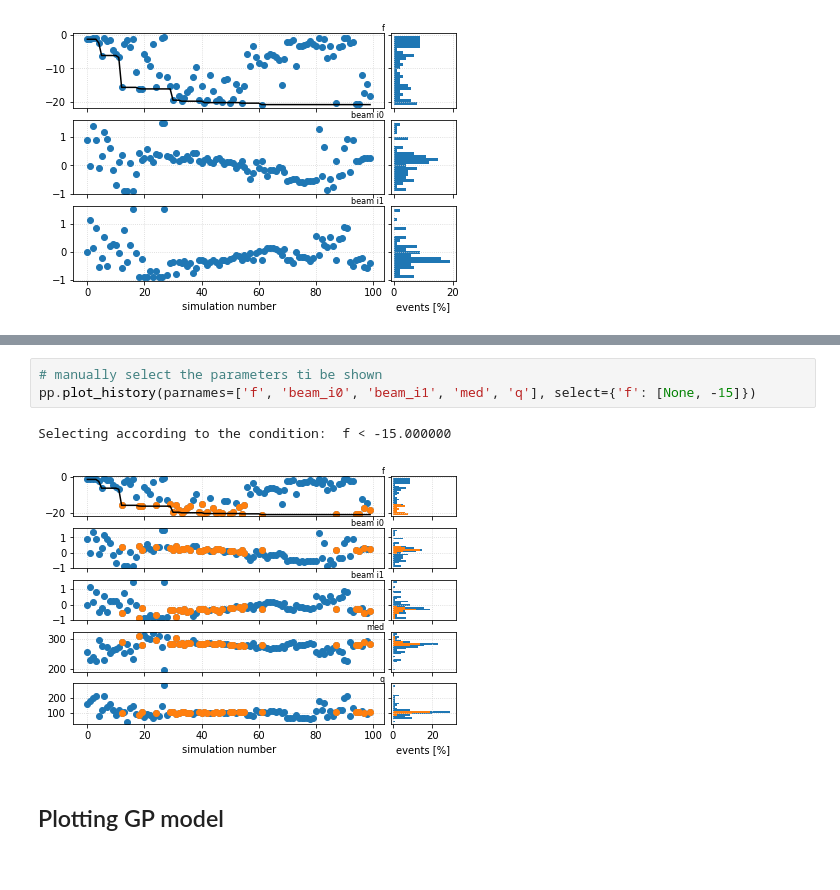
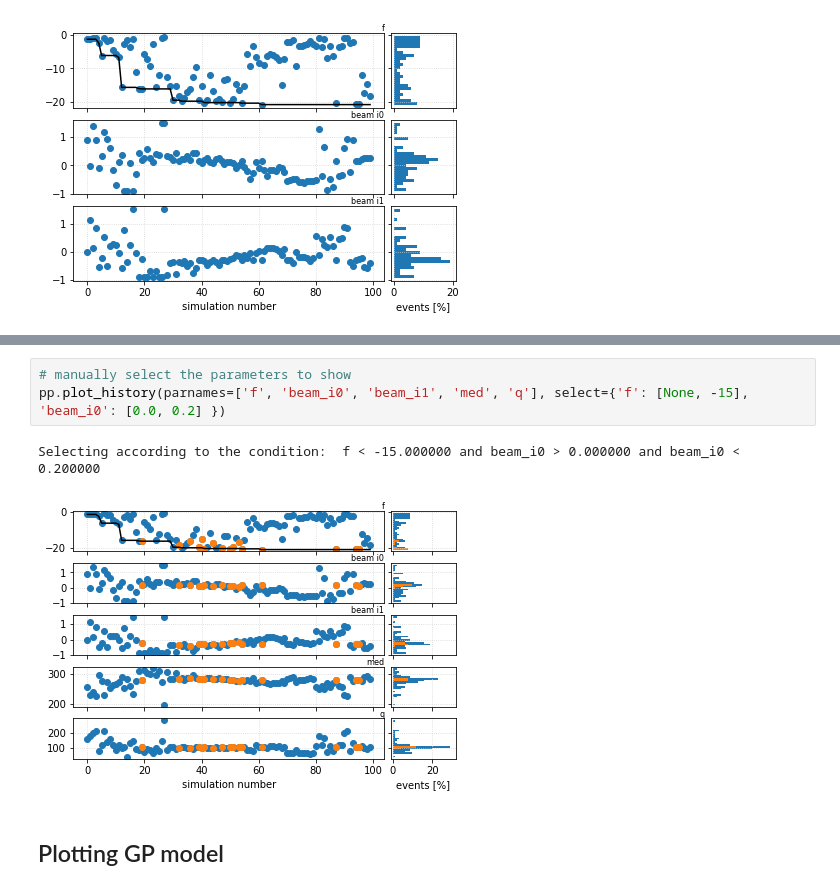
Before and after one commit to delaossa/optimas_pp, a Jupyter notebook: examples/Notebook.ipynb, the cells around one changed output, grey strips where cells are left out. Cells and saved outputs as stored; diff of their text form.

```diff
--- a/examples/Notebook.ipynb
+++ b/examples/Notebook.ipynb
@@ -47,9 +54,9 @@ Selecting according to the condition:  f < -15.000000 and beam_i1 > -0.500000 an
 # %%
-# manually select the parameters ti be shown
-pp.plot_history(parnames=['f', 'beam_i0', 'beam_i1', 'med', 'q'], select={'f': [None, -15]})
+# manually select the parameters to show
+pp.plot_history(parnames=['f', 'beam_i0', 'beam_i1', 'med', 'q'], select={'f': [None, -15], 'beam_i0': [0.0, 0.2] })
 # %% [output]
-Selecting according to the condition:  f < -15.000000
+Selecting according to the condition:  f < -15.000000 and beam_i0 > 0.000000 and beam_i0 < 0.200000
-[figure, old version]
+[figure, new version]
 # %% [markdown]
 ## Plotting GP model
 # %%
```
Also changed, not shown: parts of 6 cells of this notebook.
